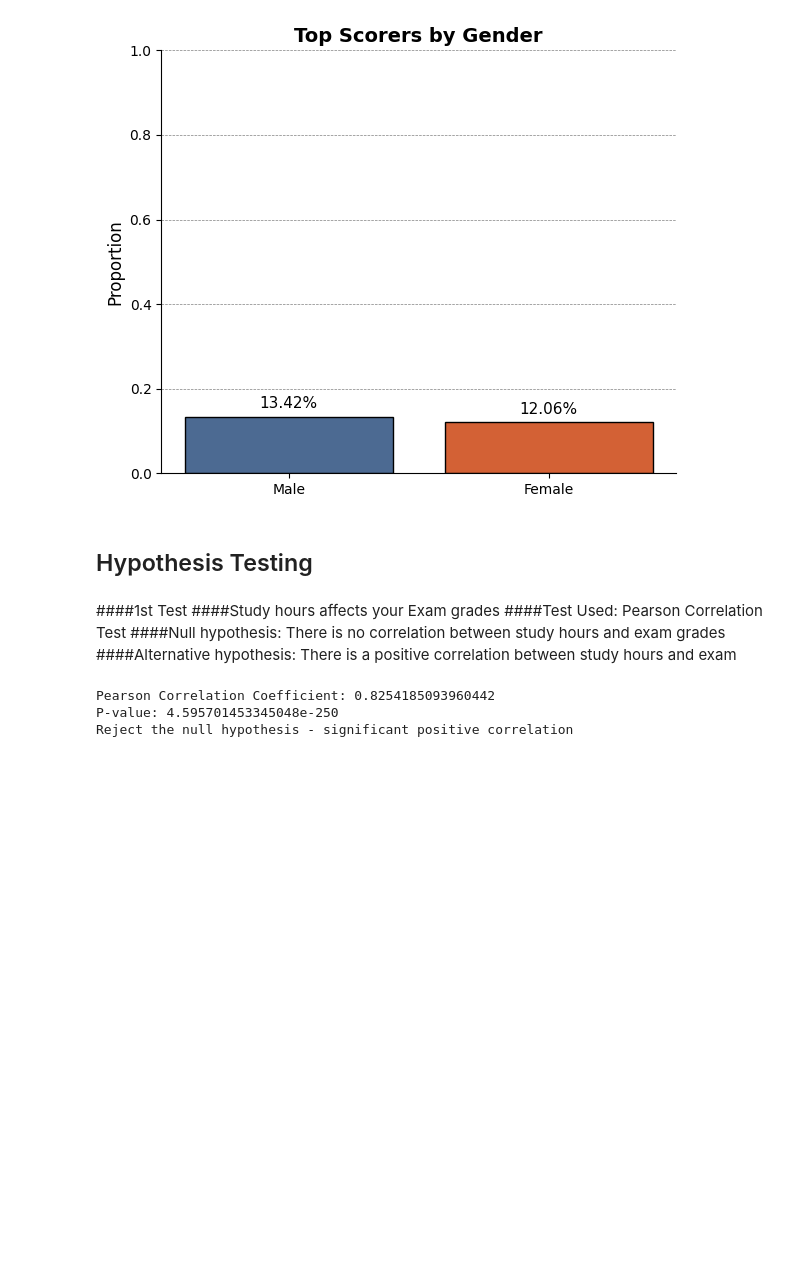
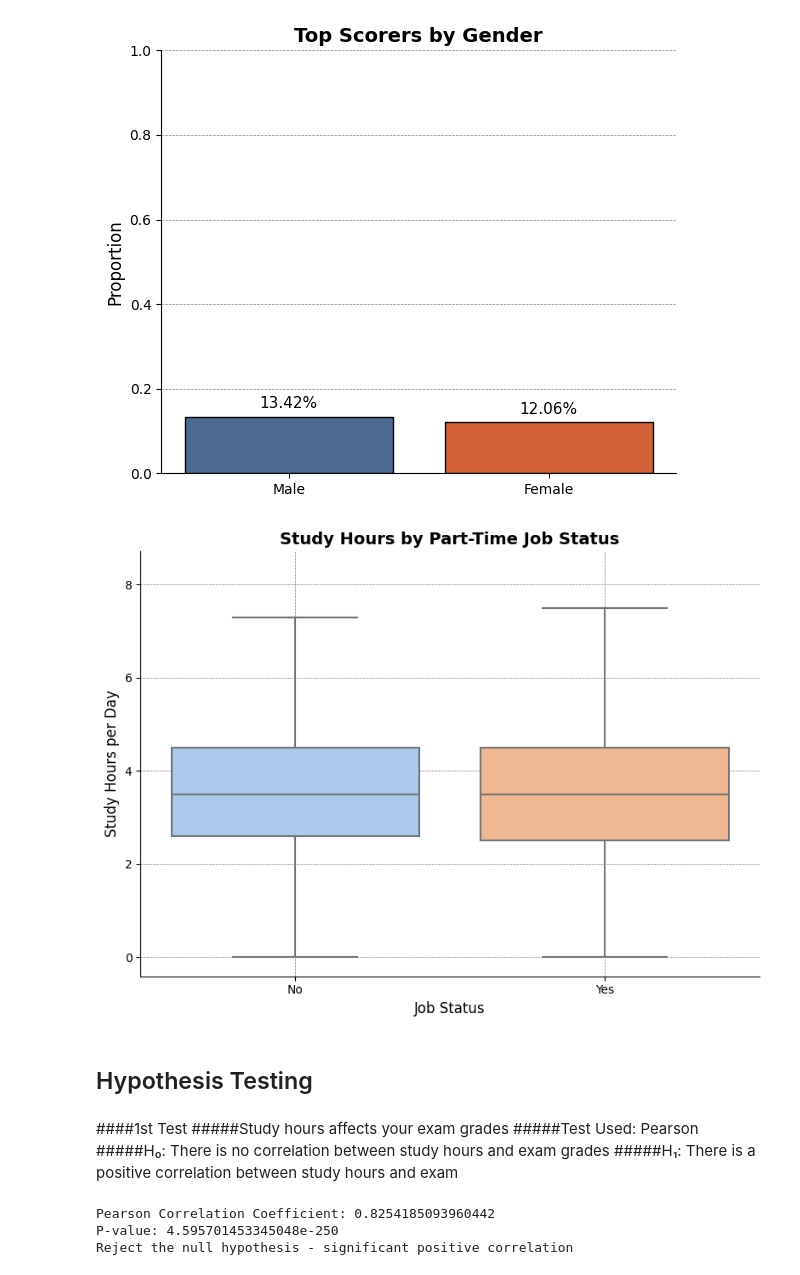
Before and after one commit to OmarAboElnaga/Students-Score-and-their-Habits, a Jupyter notebook: Students'_Scores_and_their_habits.ipynb, the cells around one changed output. Cells and saved outputs as stored; diff of their text form; code cells hidden in the pictures; blank space fills up the shorter version.

Commit message:
Add extra tests

```diff
--- a/Students'_Scores_and_their_habits.ipynb
+++ b/Students'_Scores_and_their_habits.ipynb
@@ -455,14 +455,33 @@ plt.tight_layout()
 plt.show()
 # %% [output]
 [figure]
+# %%
+plt.figure(figsize=(8, 6))
+sns.boxplot(
+    x='part_time_job',
+    y='study_hours_per_day',
+    data=df,
+    palette='pastel',
+    linewidth=1.5,
+    fliersize=0
+)
+plt.title('Study Hours by Part-Time Job Status', weight='bold', fontsize=14)
+plt.xlabel('Job Status', fontsize=12)
+plt.ylabel('Study Hours per Day', fontsize=12)
+sns.despine()
+plt.grid(True, linestyle='--', linewidth=0.5, color='gray')
+plt.tight_layout()
+plt.show()
+# %% [output]
+[figure, added]
 # %% [markdown]
 ## Hypothesis Testing
 # %% [markdown]
 ####1st Test
-####Study hours affects your Exam grades
-####Test Used: Pearson Correlation Test
-####Null hypothesis: There is no correlation between study hours and exam grades
-####Alternative hypothesis: There is a positive correlation between study hours and exam
+#####Study hours affects your exam grades
+#####Test Used: Pearson
+#####H₀: There is no correlation between study hours and exam grades
+#####H₁: There is a positive correlation between study hours and exam
 # %%
 study_hours = df['study_hours_per_day']
 exam_scores = df['exam_score']
```
Also changed, not shown: parts of 30 cells of this notebook.
